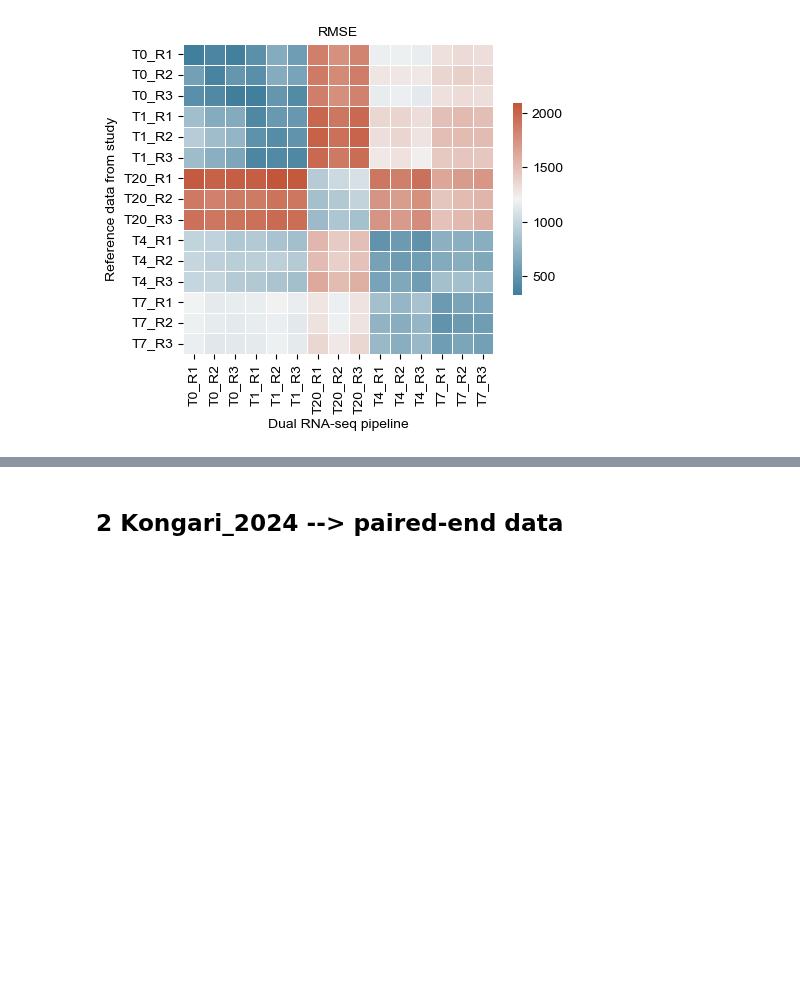
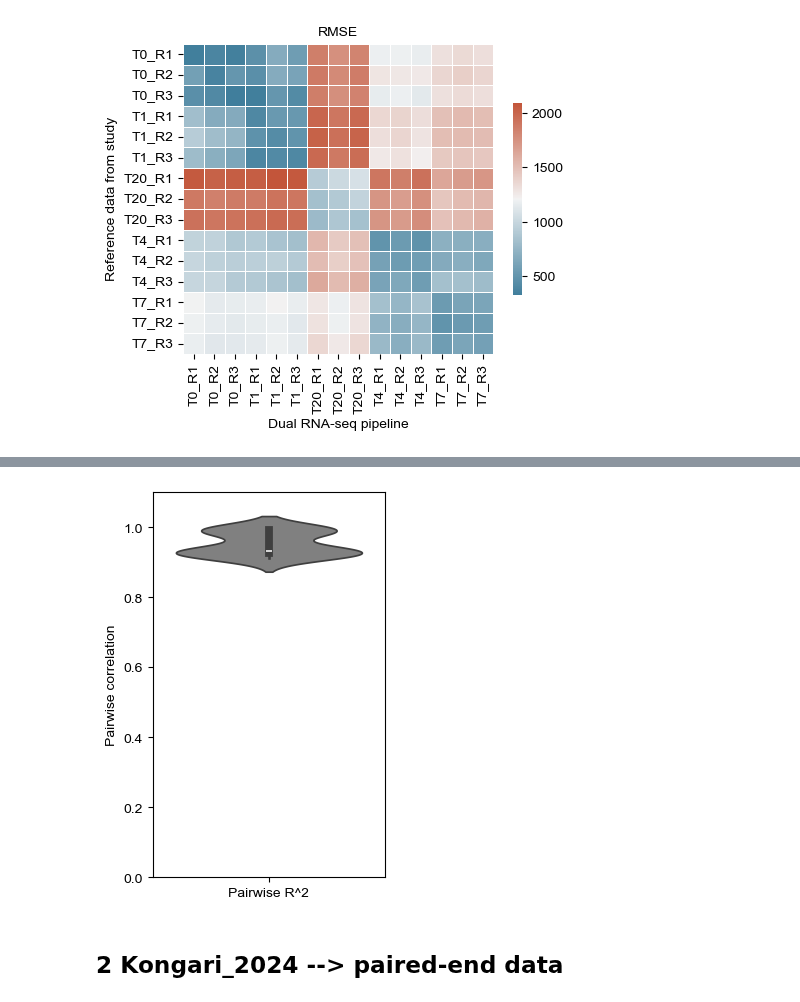
Before and after one commit to Integrative-Transcriptomics/PhageExpressionAtlas, a Jupyter notebook: Data_Analysis/Pipeline_validation/Validate_pipeline_output.ipynb, the cells around one changed output, grey strips where cells are left out. Saved outputs shown, nothing was run; the diff lists cells and outputs as text; code cells hidden in the pictures; blank space fills up the shorter version.

Commit message:
Update data analysis

```diff
--- a/Data_Analysis/Pipeline_validation/Validate_pipeline_output.ipynb
+++ b/Data_Analysis/Pipeline_validation/Validate_pipeline_output.ipynb
@@ -355,0 +378,6 @@ plt.savefig('Wolfram-Schauerte_2022/RMSE_Wolfram-Schauerte.svg', dpi = 600)
+# %%
+values = []
+for col in dfR.columns.tolist():
+    values.append(float(dfR.loc[col,col]))
+
+values
@@ -356,3 +400,13 @@ plt.savefig('Wolfram-Schauerte_2022/RMSE_Wolfram-Schauerte.svg', dpi = 600)
+# %%
+df_plot = pd.DataFrame({'Pairwise R^2': values})
+plt.figure(figsize=[3,5])
+sns.violinplot(data=df_plot, color="gray")
+plt.ylim(0,1.1)
+plt.ylabel("Pairwise correlation")
+plt.savefig("Pariwise_correlation.svg", dpi=300)
+plt.show()
+# %% [output]
+[figure, added]
 # %% [markdown]
 ## 2 Kongari_2024 --> paired-end data
 # %%
```
Also changed, not shown: parts of 3 cells of this notebook, 18 other files.
